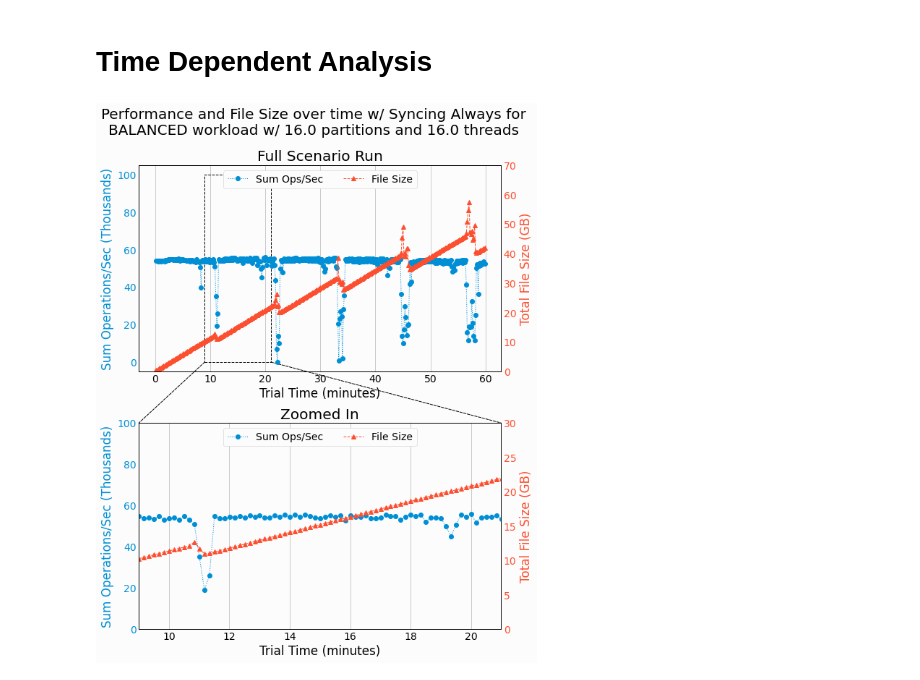
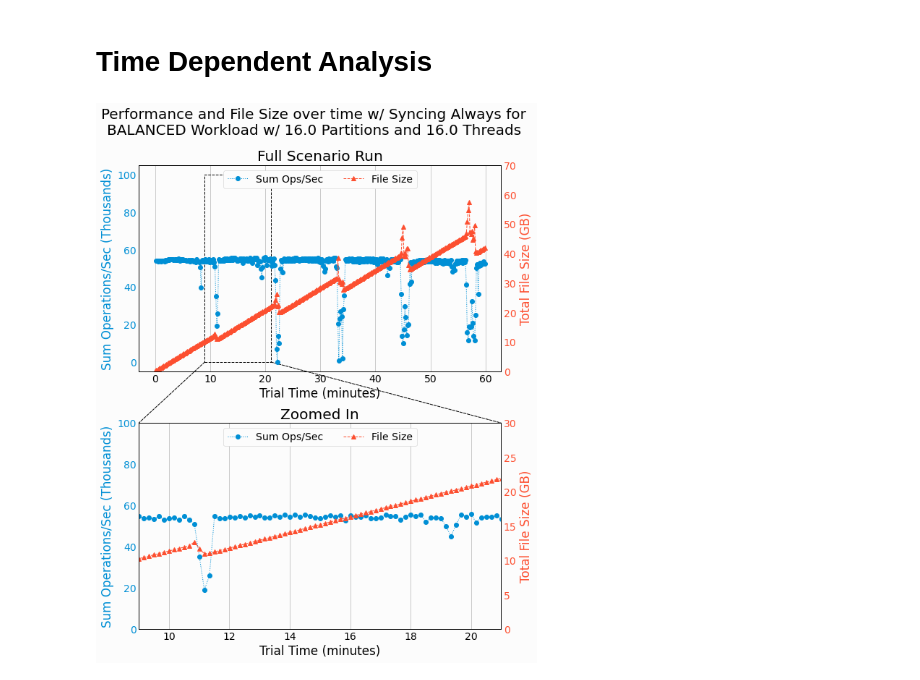
Before and after one commit to DBFromZero/dbf0analysis, a Jupyter notebook: benchmark_lsm_part_log.ipynb, the cells around one changed output. Saved outputs shown, nothing was run; the diff lists cells and outputs as text; code cells hidden in the pictures.

```diff
--- a/benchmark_lsm_part_log.ipynb
+++ b/benchmark_lsm_part_log.ipynb
@@ -295,36 +297,37 @@ def plot_time_dependence_zoom(workload, partitions, thread_count, sync_freq,
         ax1f, ax2f = plot_ops_size(1)
         rect = patches.Rectangle((t_start,0), max(5, t_end - t_start), ops_lim,
                                  linewidth=1, edgecolor='k', facecolor='none', ls='--')
         ax1f.add_patch(rect)
         ax1f.set_title('Full Scenario Run')
         ax2f.set_ylim(0, file_lim_full)
 
         ax1z, ax2z = plot_ops_size(2)
         ax1z.set_title('Zoomed In')
 
 
         for a,b in [[(t_start,0), (t_start, ops_lim)], [(t_end,0), (t_end, ops_lim)]]:
             conn = patches.Cocon = patches.ConnectionPatch(xyA=a, xyB=b, coordsA="data", coordsB="data",
                                                            axesA=ax1f, axesB=ax1z, color='k', lw=1, ls='--')
             ax1f.add_artist(conn)
 
         ax1z.set_xlim(t_start, t_end)
         ax1z.set_ylim(0, ops_lim)
         ax2z.set_ylim(0, file_lim_zoom)
 
-        fig.suptitle(f'Performance and File Size over time w/ Syncing {label_sync_freq(sync_freq)} for\n' +
-                     f'{r["workload"]} workload w/ {r["partitions"]} partitions and {r["thread_count"]} threads'
+        fig.suptitle('Performance and File Size over time w/ '
+                     f'Syncing {label_sync_freq(sync_freq, short=False)} for\n' +
+                     f'{r["workload"]} Workload w/ {r["partitions"]} Partitions and {r["thread_count"]} Threads'
                      ,y=0.98, size=20)
 
     return fig, ax1f, ax2f, ax1z, ax2z
 
 
 
 plot_time_dependence_zoom('BALANCED', partitions=16, thread_count=16, sync_freq=0,
                           t_start=9, t_end=21, ops_lim=100, file_lim_full=70, file_lim_zoom=30)
 plt.savefig(figdir + '/time_dependent_balanced_sync0_16partitions_16_threads.png', bbox_inches='tight')
 # %% [output]
-[figure, old version]
+[figure, new version]
 # %%
 plot_time_dependence_zoom('BALANCED', partitions=16, thread_count=16, sync_freq=100,
                           t_start=9, t_end=21, ops_lim=300, file_lim_full=110, file_lim_zoom=80)
```
Also changed, not shown: parts of 6 cells of this notebook.
